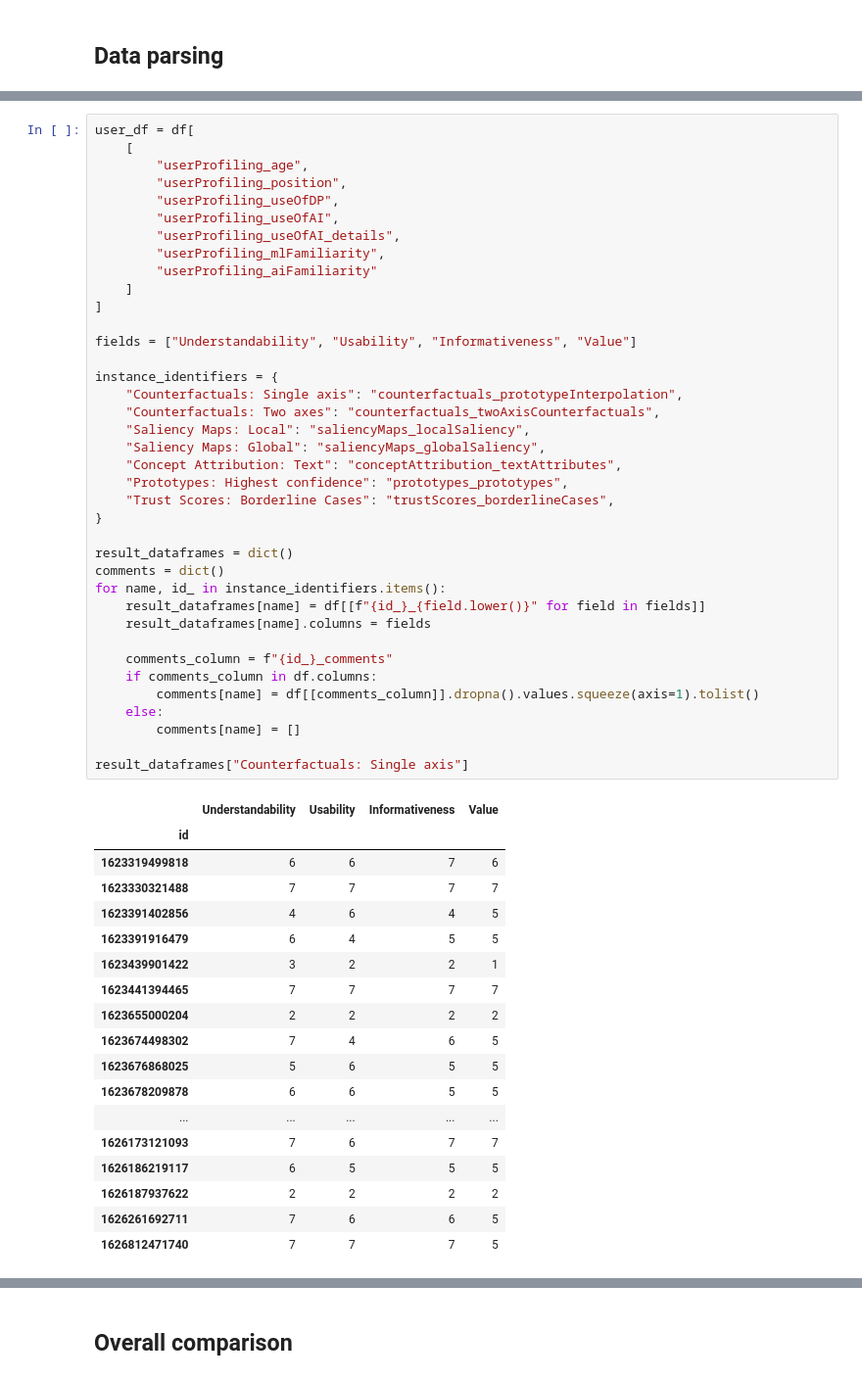
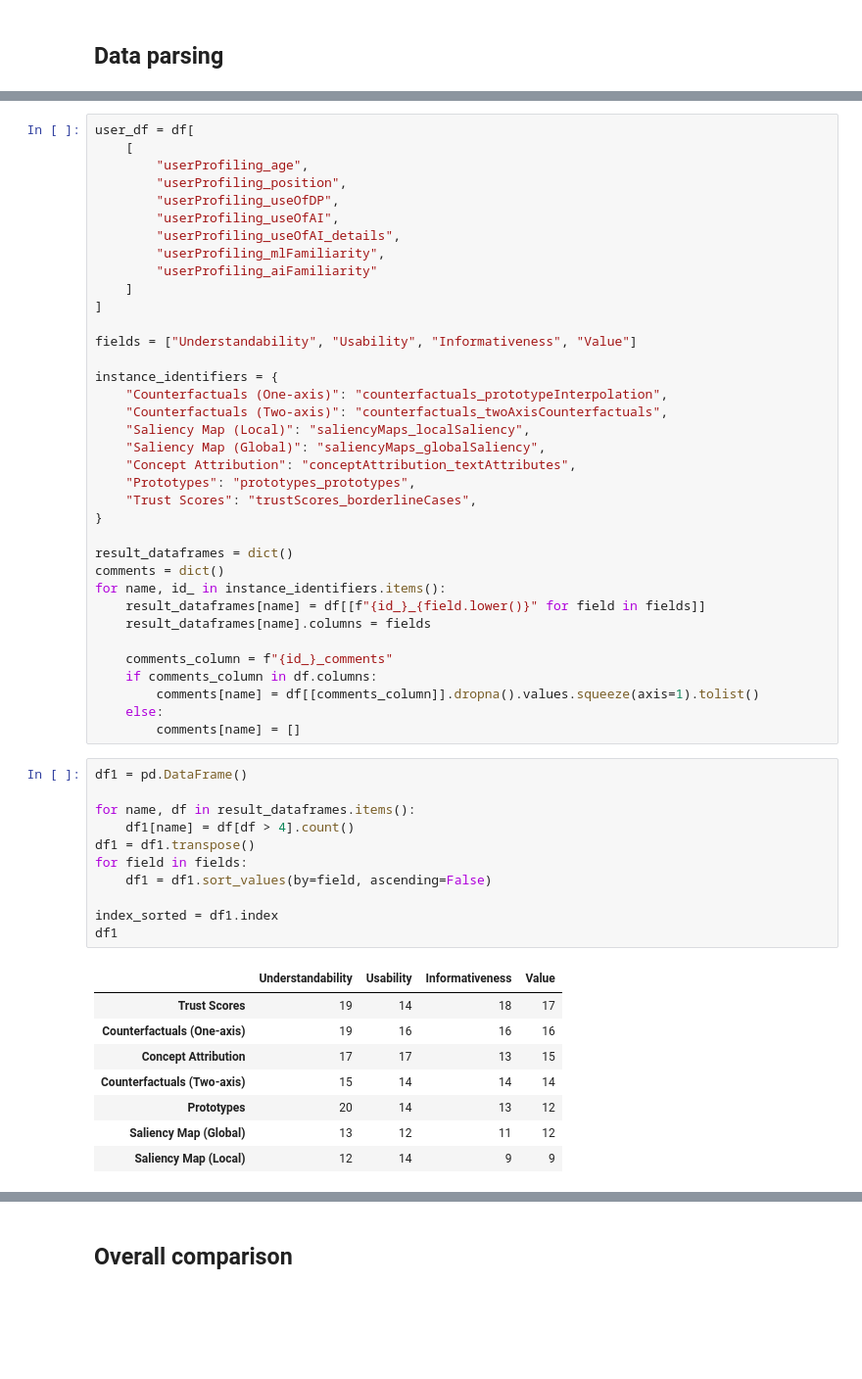
Before and after one commit to theodore-evans/xai-in-digital-pathology, a Jupyter notebook: DataProcessing/data_processing.ipynb, the cells around one changed output, grey strips where cells are left out. Shown at 98% size. Drawn from its saved outputs; the diff is of its cells as text; blank space fills up the shorter version.

```diff
--- a/DataProcessing/data_processing.ipynb
+++ b/DataProcessing/data_processing.ipynb
@@ -86,13 +86,13 @@ user_df = df[
 fields = ["Understandability", "Usability", "Informativeness", "Value"]
 
 instance_identifiers = {
-    "Counterfactuals: Single axis": "counterfactuals_prototypeInterpolation",
-    "Counterfactuals: Two axes": "counterfactuals_twoAxisCounterfactuals",
-    "Saliency Maps: Local": "saliencyMaps_localSaliency",
-    "Saliency Maps: Global": "saliencyMaps_globalSaliency",
-    "Concept Attribution: Text": "conceptAttribution_textAttributes",
-    "Prototypes: Highest confidence": "prototypes_prototypes",
-    "Trust Scores: Borderline Cases": "trustScores_borderlineCases",
+    "Counterfactuals (One-axis)": "counterfactuals_prototypeInterpolation",
+    "Counterfactuals (Two-axis)": "counterfactuals_twoAxisCounterfactuals",
+    "Saliency Map (Local)": "saliencyMaps_localSaliency",
+    "Saliency Map (Global)": "saliencyMaps_globalSaliency",
+    "Concept Attribution": "conceptAttribution_textAttributes",
+    "Prototypes": "prototypes_prototypes",
+    "Trust Scores": "trustScores_borderlineCases",
 }
 
 result_dataframes = dict()
@@ -106,27 +106,26 @@ for name, id_ in instance_identifiers.items():
         comments[name] = df[[comments_column]].dropna().values.squeeze(axis=1).tolist()
     else:
         comments[name] = []
-
-result_dataframes["Counterfactuals: Single axis"]
-# %% [output]
-|  | Understandability | Usability | Informativeness | Value |
-| id |  |  |  |  |
-| 1623319499818 | 6 | 6 | 7 | 6 |
-| 1623330321488 | 7 | 7 | 7 | 7 |
-| 1623391402856 | 4 | 6 | 4 | 5 |
-| 1623391916479 | 6 | 4 | 5 | 5 |
-| 1623439901422 | 3 | 2 | 2 | 1 |
-| 1623441394465 | 7 | 7 | 7 | 7 |
-| 1623655000204 | 2 | 2 | 2 | 2 |
-| 1623674498302 | 7 | 4 | 6 | 5 |
-| 1623676868025 | 5 | 6 | 5 | 5 |
-| 1623678209878 | 6 | 6 | 5 | 5 |
-| ... | ... | ... | ... | ... |
-| 1626173121093 | 7 | 6 | 7 | 7 |
-| 1626186219117 | 6 | 5 | 5 | 5 |
-| 1626187937622 | 2 | 2 | 2 | 2 |
-| 1626261692711 | 7 | 6 | 6 | 5 |
-| 1626812471740 | 7 | 7 | 7 | 5 |
+# %%
+df1 = pd.DataFrame()
+
+for name, df in result_dataframes.items():
+    df1[name] = df[df > 4].count()
+df1 = df1.transpose()
+for field in fields:
+    df1 = df1.sort_values(by=field, ascending=False)
+
+index_sorted = df1.index
+df1
+# %% [output]
+|  | Understandability | Usability | Informativeness | Value |
+| Trust Scores | 19 | 14 | 18 | 17 |
+| Counterfactuals (One-axis) | 19 | 16 | 16 | 16 |
+| Concept Attribution | 17 | 17 | 13 | 15 |
+| Counterfactuals (Two-axis) | 15 | 14 | 14 | 14 |
+| Prototypes | 20 | 14 | 13 | 12 |
+| Saliency Map (Global) | 13 | 12 | 11 | 12 |
+| Saliency Map (Local) | 12 | 14 | 9 | 9 |
 # %%
 comments
 # %% [output]
```
Also changed, not shown: parts of 14 cells of this notebook, 15 other files.
